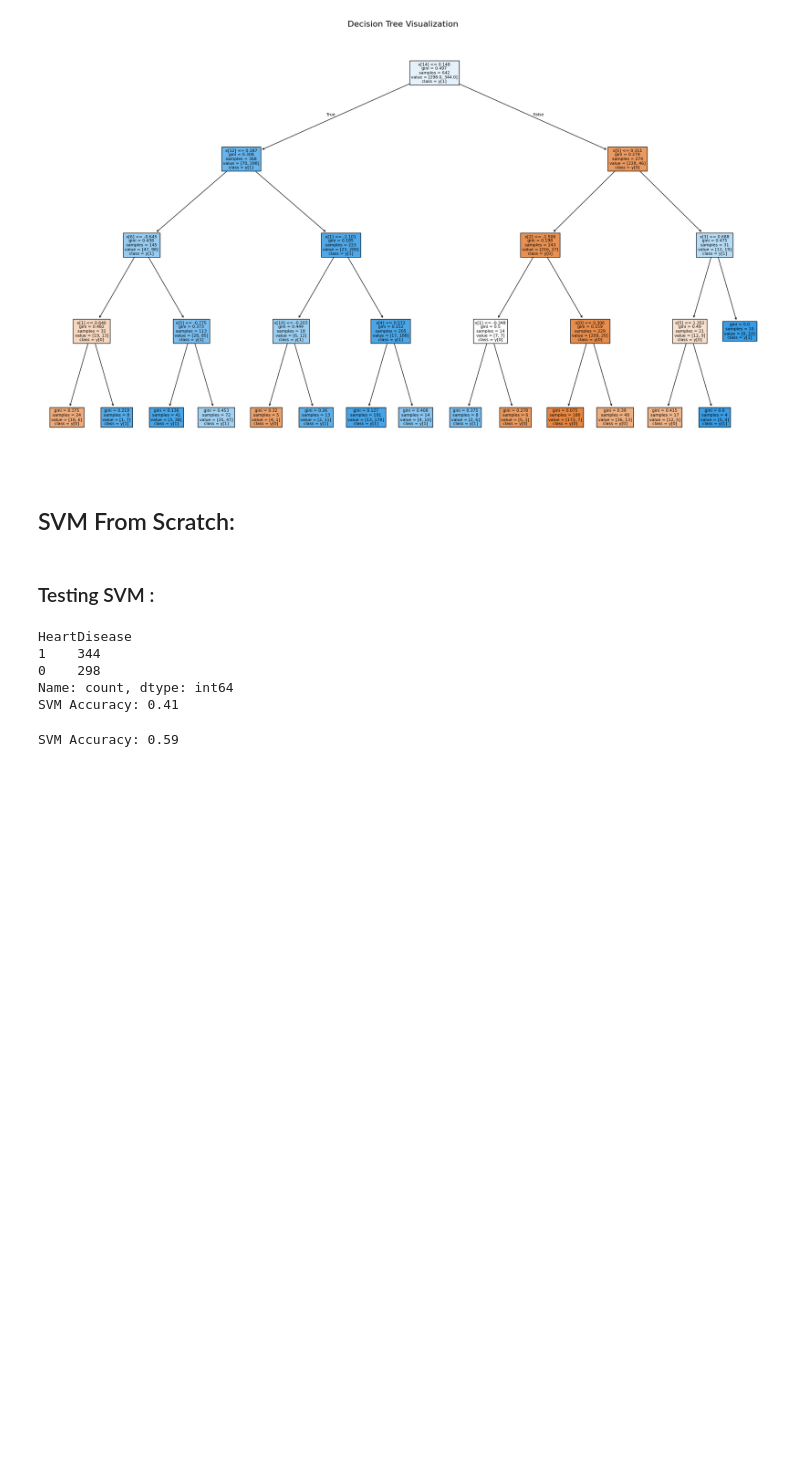
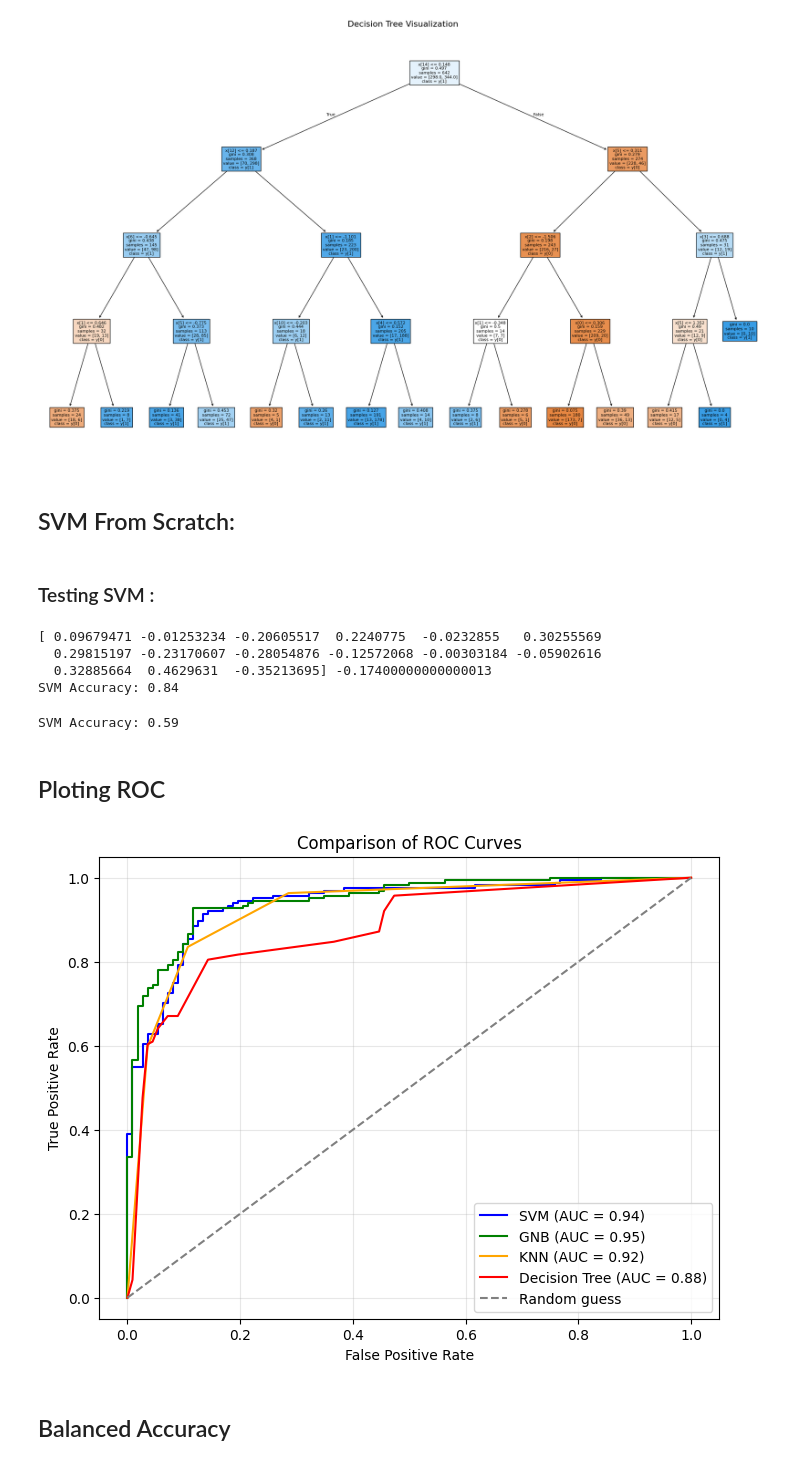
Before and after one commit to tarikbenaouda/machine-learning-labs-4, a Jupyter notebook: TP4V1.ipynb, the cells around one changed output. Saved outputs shown, nothing was run; the diff lists cells and outputs as text; code cells hidden in the pictures; blank space fills up the shorter version.

Commit message:
Add Balanced Accuracy

```diff
--- a/TP4V1.ipynb
+++ b/TP4V1.ipynb
@@ -317,7 +332,7 @@ class SVM:
 # %%
 svm = SVM()
 
-print(y_train.value_counts())
+
 svm.fit(X_train_scaled, y_train)
 y_pred_svm = svm.predict(X_test_scaled)
 
@@ -326,20 +341,69 @@ y_pred_svm = np.where(y_pred_svm == -1, 0, 1)
 accuracy_svm = accuracy_score(y_test, y_pred_svm)
 print(f"SVM Accuracy: {accuracy_svm:.2f}")
 # %% [output]
-HeartDisease
-1    344
-0    298
-Name: count, dtype: int64
-SVM Accuracy: 0.41
+[ 0.09679471 -0.01253234 -0.20605517  0.2240775  -0.0232855   0.30255569
+  0.29815197 -0.23170607 -0.28054876 -0.12572068 -0.00303184 -0.05902616
+  0.32885664  0.4629631  -0.35213695] -0.17400000000000013
+SVM Accuracy: 0.84
 # %%
 from sklearn.svm import SVC
 
-svm = SVC()
-svm.fit(X_train_scaled, y_train)
-y_pred_svm = svm.predict(X_test_scaled)
-y_pred_svm = np.where(y_pred_svm == -1, 0, 1)
+svm1 = SVC()
+svm1.fit(X_train_scaled, y_train)
+y_pred_svm1 = svm1.predict(X_test_scaled)
+y_pred_svm1 = np.where(y_pred_svm == -1, 0, 1)
 
-accuracy_svm = accuracy_score(y_test, y_pred_svm)
-print(f"SVM Accuracy: {accuracy_svm:.2f}")
+accuracy_svm1 = accuracy_score(y_test, y_pred_svm1)
+print(f"SVM Accuracy: {accuracy_svm1:.2f}")
 # %% [output]
 SVM Accuracy: 0.59
+# %% [markdown]
+## Ploting ROC
+# %%
+import numpy as np
+from sklearn.metrics import roc_curve, auc
+from sklearn.naive_bayes import GaussianNB
+from sklearn.neighbors import KNeighborsClassifier
+from sklearn.tree import DecisionTreeClassifier
+import matplotlib.pyplot as plt
+
+
+# SVM
+fpr_svm, tpr_svm, roc_auc_svm = svm.compute_roc_curve(X_test_scaled, y_test)
+
+# GNB
+y_scores_gnb = gnb.predict_proba(X_test_scaled)[:, 1]  # Get probability for the positive class
+fpr_gnb, tpr_gnb, roc_auc_gnb = roc_curve(y_test, y_scores_gnb)
+roc_auc_gnb = auc(fpr_gnb, tpr_gnb)
+
+# KNN
+y_scores_knn = knn.predict_proba(X_test_scaled)[:, 1]  # Get probability for the positive class
+fpr_knn, tpr_knn, roc_auc_knn = roc_curve(y_test, y_scores_knn)
+roc_auc_knn = auc(fpr_knn, tpr_knn)
+
+# Decision Tree
+y_scores_dt = dt.predict_proba(X_test_scaled)[:, 1]  # Get probability for the positive class
+fpr_dt, tpr_dt, roc_auc_dt = roc_curve(y_test, y_scores_dt)
+roc_auc_dt = auc(fpr_dt, tpr_dt)
+
+# Plotting all ROC curves
+plt.figure(figsize=(8, 6))
+plt.plot(fpr_svm, tpr_svm, label=f"SVM (AUC = {roc_auc_svm:.2f})", color="blue")
+plt.plot(fpr_gnb, tpr_gnb, label=f"GNB (AUC = {roc_auc_gnb:.2f})", color="green")
+plt.plot(fpr_knn, tpr_knn, label=f"KNN (AUC = {roc_auc_knn:.2f})", color="orange")
+plt.plot(fpr_dt, tpr_dt, label=f"Decision Tree (AUC = {roc_auc_dt:.2f})", color="red")
+plt.plot([0, 1], [0, 1], color="gray", linestyle="--", label="Random guess")
+
+# Customize the plot
+plt.title("Comparison of ROC Curves")
+plt.xlabel("False Positive Rate")
+plt.ylabel("True Positive Rate")
+plt.legend(loc="lower right")
+plt.grid(alpha=0.3)
+
+# Display the plot
+plt.show()
+# %% [output]
+[figure, added]
+# %% [markdown]
+## Balanced Accuracy
```
Also changed, not shown: parts of 2 cells of this notebook.
